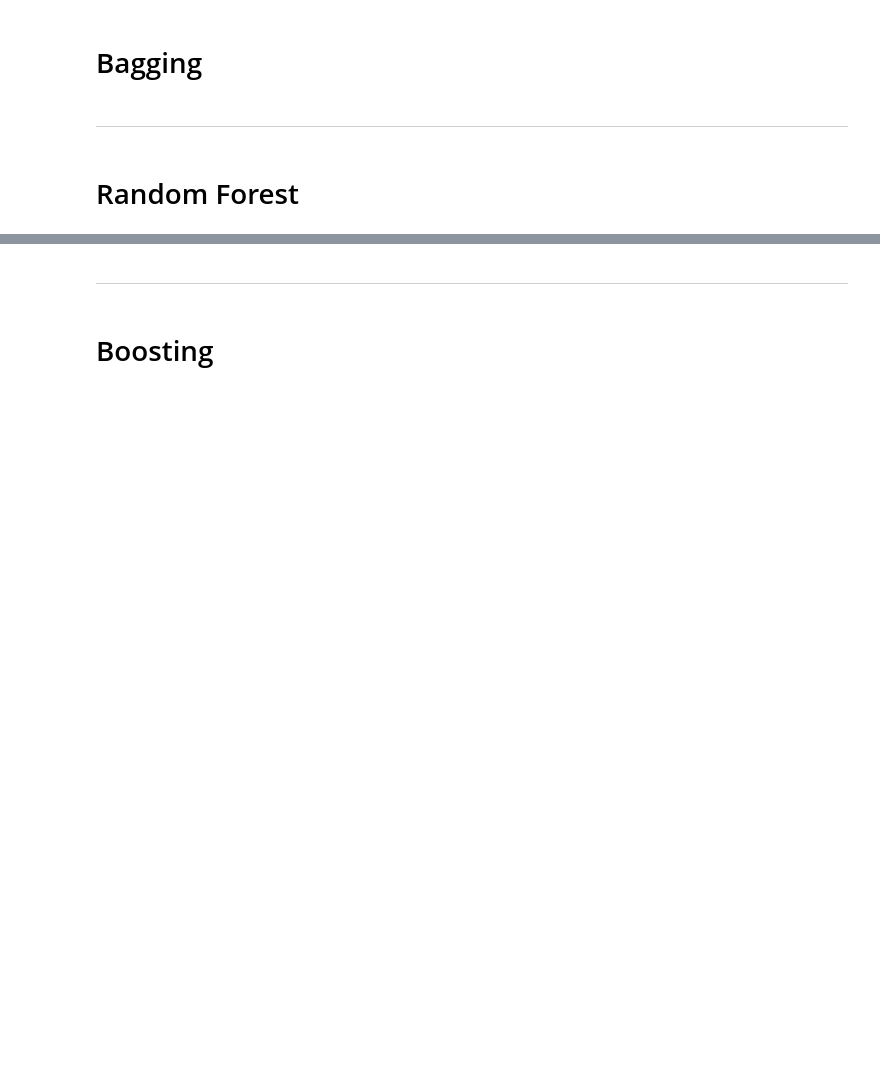
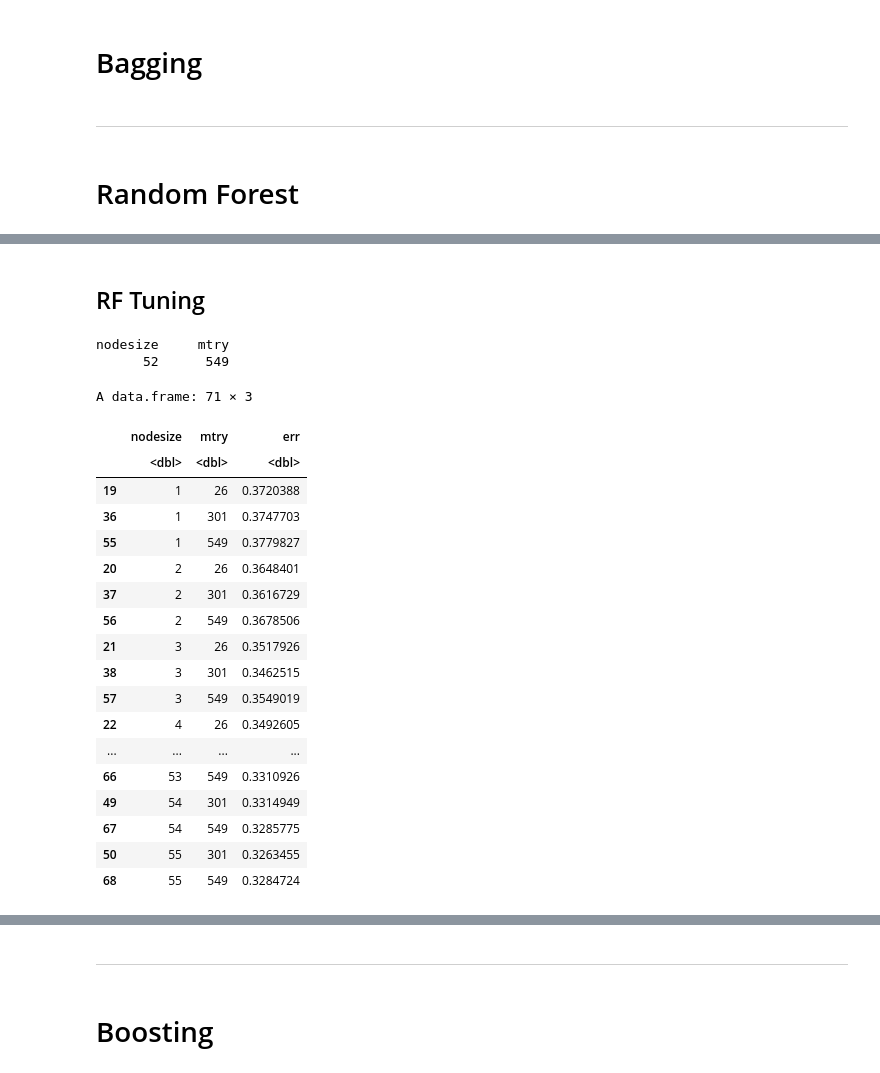
Before and after one commit to harrisdurrani/data_mining_project, a Jupyter notebook: Ensemble Tree Methods (R code).ipynb, the cells around one changed output, grey strips where cells are left out. Saved outputs shown, nothing was run; the diff lists cells and outputs as text; code cells hidden in the pictures; blank space fills up the shorter version.

Commit message:
Added models. Added universal seed object. Noticed typo and put it in EDA. Pre-processing changes were made.

```diff
--- a/Ensemble Tree Methods (R code).ipynb
+++ b/Ensemble Tree Methods (R code).ipynb
@@ -3,6 +18,7 @@
 # %%
 # Set seed for reproducibility from top of file (top down running)
-set.seed(2026)
+seed <- 999
+set.seed(seed)
 # %% [markdown]
 ---
 # %% [markdown]
@@ -590,7 +597,14 @@ clinical_vars <- droplevels(clinical_vars)
 
 # target variables
 time_var  <- clinical_vars$overall_survival_months
-event_var <- clinical_vars$overall_survival
+overall_survival_event_var <- clinical_vars$overall_survival
+
+death_from_cancer_event_var <- ifelse(
+  clinical_vars$death_from_cancer == "Died of Disease",
+  1,
+  0
+)
+death_from_cancer_event_var <- as.numeric(death_from_cancer_event_var)
 
 # Column removals (not useful or harmful to model)
 clinical_vars <- clinical_vars %>%
@@ -601,6 +615,7 @@ clinical_vars <- clinical_vars %>%
       "patient_id", # identifier
       "overall_survival", # outcome leak
       "overall_survival_months", # outcome leak
-      "nottingham_prognostic_index" # outcome leak - clinical tool used to predict survival
+      "nottingham_prognostic_index", # outcome leak - clinical tool used to predict survival
+      "cancer_type" # only 1 cancer type (breast) after filtering, so nothing to split on
     ))
   )
@@ -626,4 +645,4 @@ collapse_cols <- c(
 )
 
 clinical_vars <- clinical_vars %>%
-  mutate(across(any_of(collapse_cols), collapse_rare_levels, min_count = 20))
+  mutate(across(any_of(collapse_cols), \(x) collapse_rare_levels(x, min_count = 20)))
@@ -750,0 +783,5 @@ $tumor_stage
+# %%
+# square root for baseline and exclude time and event
+rf_mtry_baseline <- round(sqrt(ncol(predictor_df)), 0)
+
+baseline_nodesize <- 15
@@ -750,0 +835,44 @@ $tumor_stage
+# %% [markdown]
+## RF Tuning
+# %%
+set.seed(seed)
+
+rf_os_tune <- tune(
+  Surv(time, event) ~ .,
+  data = overall_survival_df,
+  mtry.start = rf_mtry_baseline,      # starts at 26 if rf_mtry_baseline == 26
+  nodesize.try = c(8, 12, 15, 20, 25, 35),
+  ntree.try = 1000,                   # match baseline forest size
+  nsplit = 10,                        # match baseline split search
+  method = "grid",                    # more transparent than golden
+  step.factor = 1.25,
+  improve = 0.001,
+  strikeout = 2,
+  max.iter = 12,
+  do.best = FALSE,
+  seed = seed
+)
+
+rf_os_tune$optimal
+# %% [output]
+nodesize     mtry
+      52      549
+A data.frame: 71 × 3
+|  | nodesize | mtry | err |
+|  | <dbl> | <dbl> | <dbl> |
+| 19 | 1 | 26 | 0.3720388 |
+| 36 | 1 | 301 | 0.3747703 |
+| 55 | 1 | 549 | 0.3779827 |
+| 20 | 2 | 26 | 0.3648401 |
+| 37 | 2 | 301 | 0.3616729 |
+| 56 | 2 | 549 | 0.3678506 |
+| 21 | 3 | 26 | 0.3517926 |
+| 38 | 3 | 301 | 0.3462515 |
+| 57 | 3 | 549 | 0.3549019 |
+| 22 | 4 | 26 | 0.3492605 |
+| ... | ... | ... | ... |
+| 66 | 53 | 549 | 0.3310926 |
+| 49 | 54 | 301 | 0.3314949 |
+| 67 | 54 | 549 | 0.3285775 |
+| 50 | 55 | 301 | 0.3263455 |
+| 68 | 55 | 549 | 0.3284724 |
```
Also changed, not shown: parts of 28 cells of this notebook.
